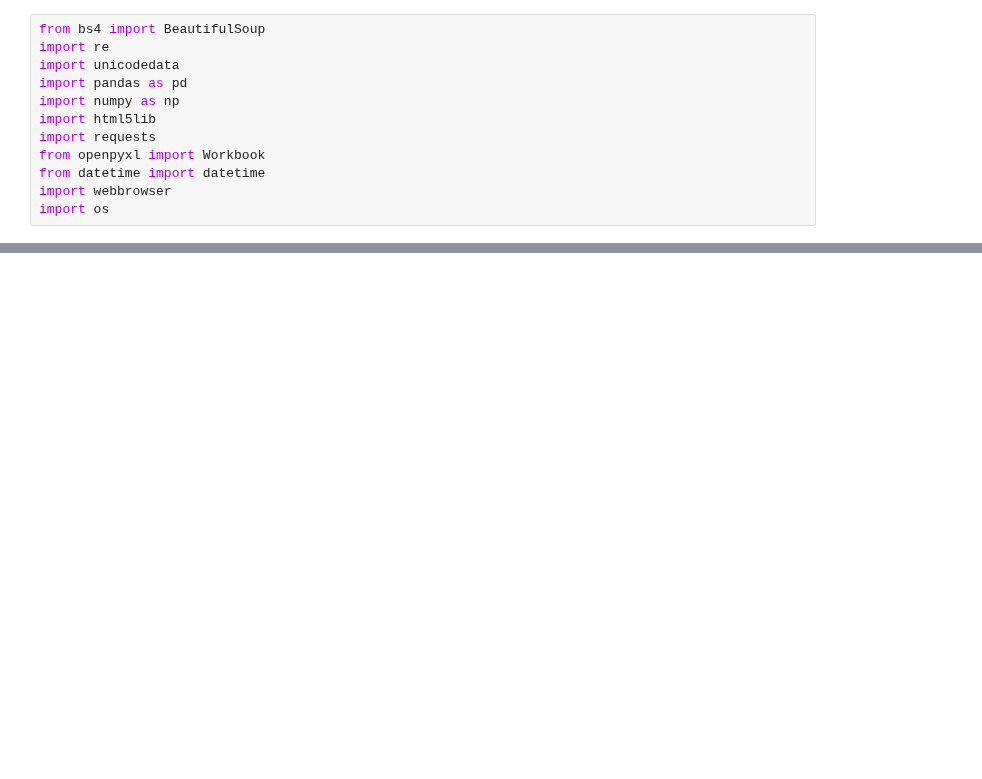
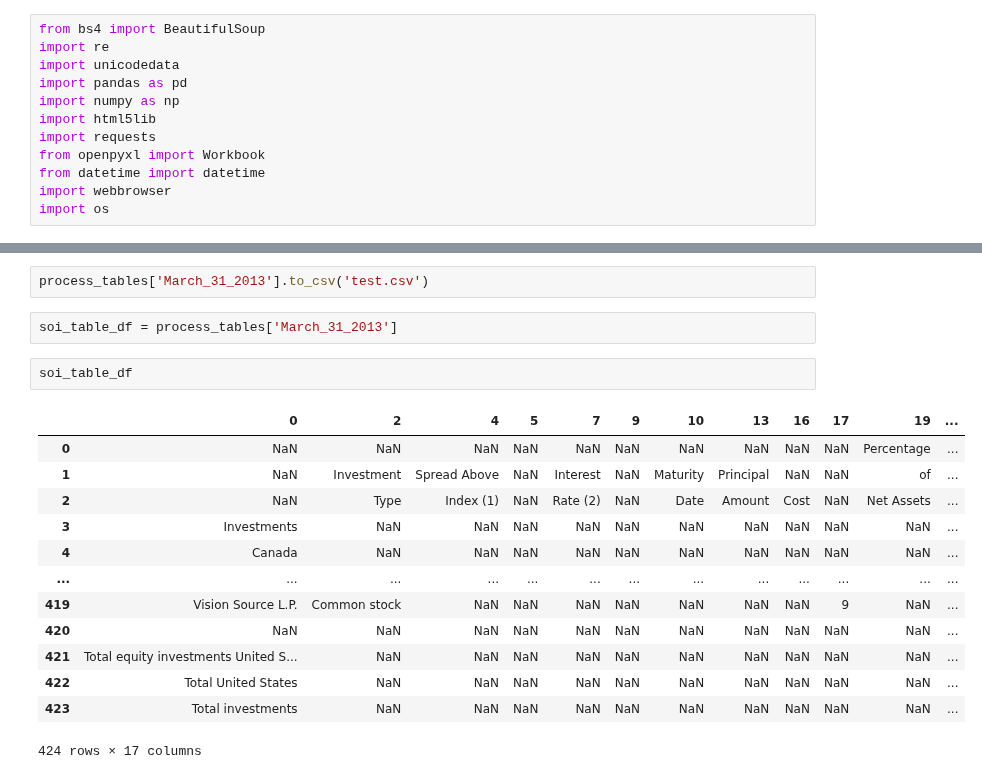
Before and after one commit to fuadh246/BDC_RA, a Jupyter notebook: GBDC/Code/process.ipynb, the cells around one changed output, grey strips where cells are left out. Drawn from its saved outputs; the diff is of its cells as text; blank space fills up the shorter version.

```diff
--- a/GBDC/Code/process.ipynb
+++ b/GBDC/Code/process.ipynb
@@ -109,0 +146,20 @@ Index([                nan,        'Investment', 'Spread\n    Above',
+# %%
+process_tables['March_31_2013'].to_csv('test.csv')
+# %%
+soi_table_df = process_tables['March_31_2013']
+# %%
+soi_table_df
+# %% [output]
+|  | 0 | 2 | 4 | 5 | 7 | 9 | 10 | 13 | 16 | 17 | 19 | ... |
+| 0 | NaN | NaN | NaN | NaN | NaN | NaN | NaN | NaN | NaN | NaN | Percentage | ... |
+| 1 | NaN | Investment | Spread Above | NaN | Interest | NaN | Maturity | Principal | NaN | NaN | of | ... |
+| 2 | NaN | Type | Index (1) | NaN | Rate (2) | NaN | Date | Amount | Cost | NaN | Net Assets | ... |
+| 3 | Investments | NaN | NaN | NaN | NaN | NaN | NaN | NaN | NaN | NaN | NaN | ... |
+| 4 | Canada | NaN | NaN | NaN | NaN | NaN | NaN | NaN | NaN | NaN | NaN | ... |
+| ... | ... | ... | ... | ... | ... | ... | ... | ... | ... | ... | ... | ... |
+| 419 | Vision Source L.P. | Common stock | NaN | NaN | NaN | NaN | NaN | NaN | NaN | 9 | NaN | ... |
+| 420 | NaN | NaN | NaN | NaN | NaN | NaN | NaN | NaN | NaN | NaN | NaN | ... |
+| 421 | Total equity investments United S... | NaN | NaN | NaN | NaN | NaN | NaN | NaN | NaN | NaN | NaN | ... |
+| 422 | Total United States | NaN | NaN | NaN | NaN | NaN | NaN | NaN | NaN | NaN | NaN | ... |
+| 423 | Total investments | NaN | NaN | NaN | NaN | NaN | NaN | NaN | NaN | NaN | NaN | ... |
+424 rows × 17 columns
```
Also changed, not shown: parts of 8 cells of this notebook, 7 other files.
